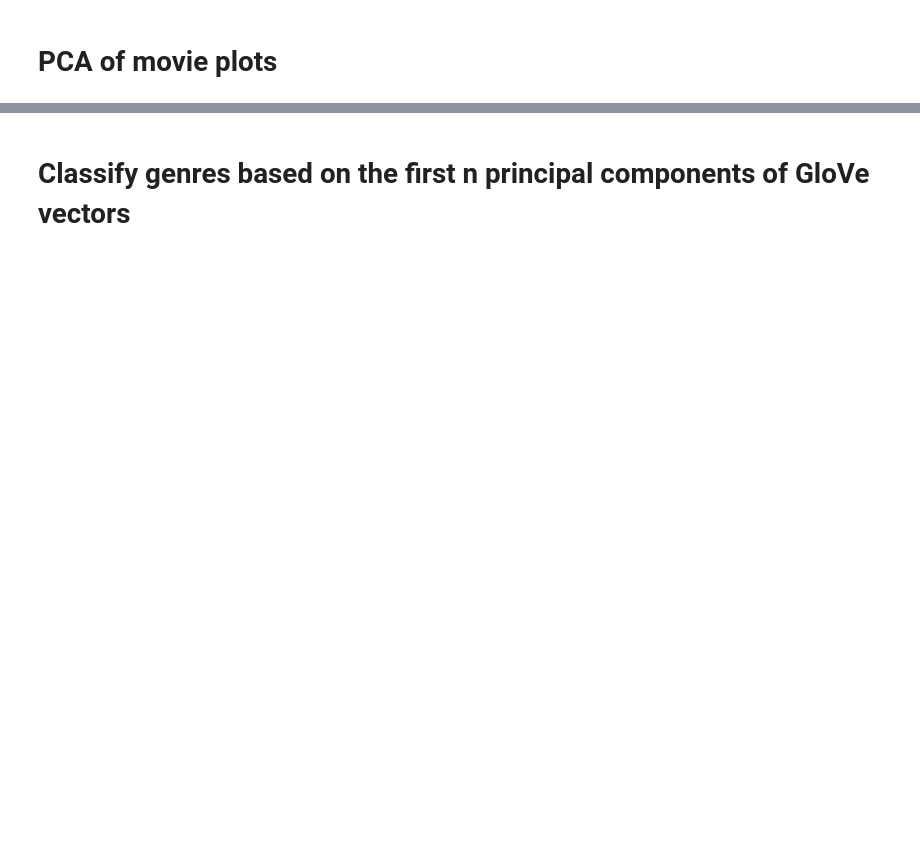
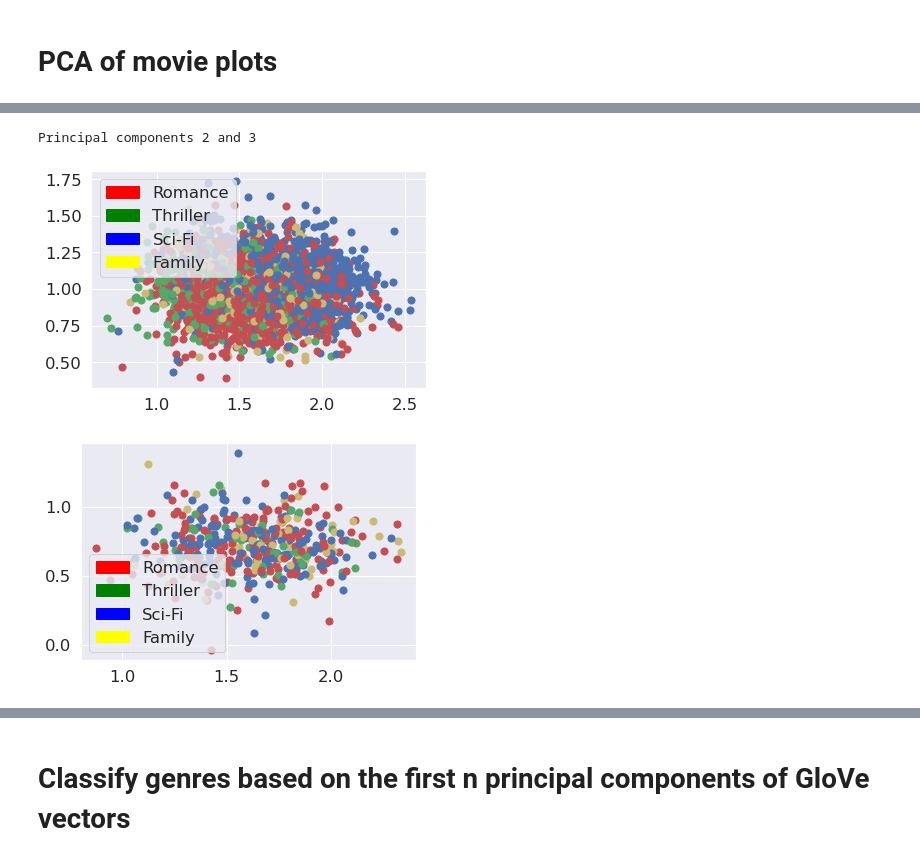
Before and after one commit to Marcrulo/SignalsExam, a Jupyter notebook: Group13.ipynb, the cells around one changed output, grey strips where cells are left out. Drawn from its saved outputs; the diff is of its cells as text; code cells hidden in the pictures; blank space fills up the shorter version.

```diff
--- a/Group13.ipynb
+++ b/Group13.ipynb
@@ -22 +29,12 @@ X_train,X_test,y_train,y_test = ?
+# %%
+df     = pd.read_csv("imdb.csv",index_col=0)
+
+#Data   = df['ShortPlot']
+Data   = df['LongPlot']
+labels = df['Genre']
+
+np.random.seed(1)
+X_train,X_test,y_train,y_test = train_test_split(Data,labels,test_size=0.10,stratify=labels)
+
+n_train_subjects = X_train.shape[0]
 # %%
@@ -51,0 +186,13 @@ def clean(text):
+# %%
+pc = 1
+print(f'Principal components {pc+1} and {pc+2}')
+
+# Training
+plot_pca(Y,train_labels,pc1=pc,pc2=pc+2)
+
+# Test
+plot_pca(Y,test_labels,pc1=pc,pc2=pc+1)
+# %% [output]
+Principal components 2 and 3
+[figure, added]
+[figure, added]
```
Also changed, not shown: parts of 55 cells of this notebook.
